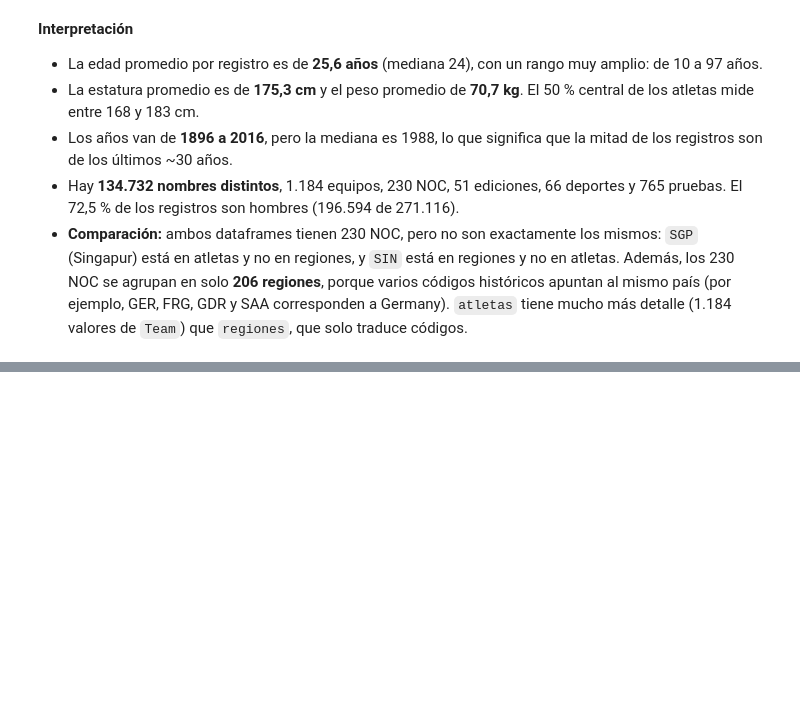
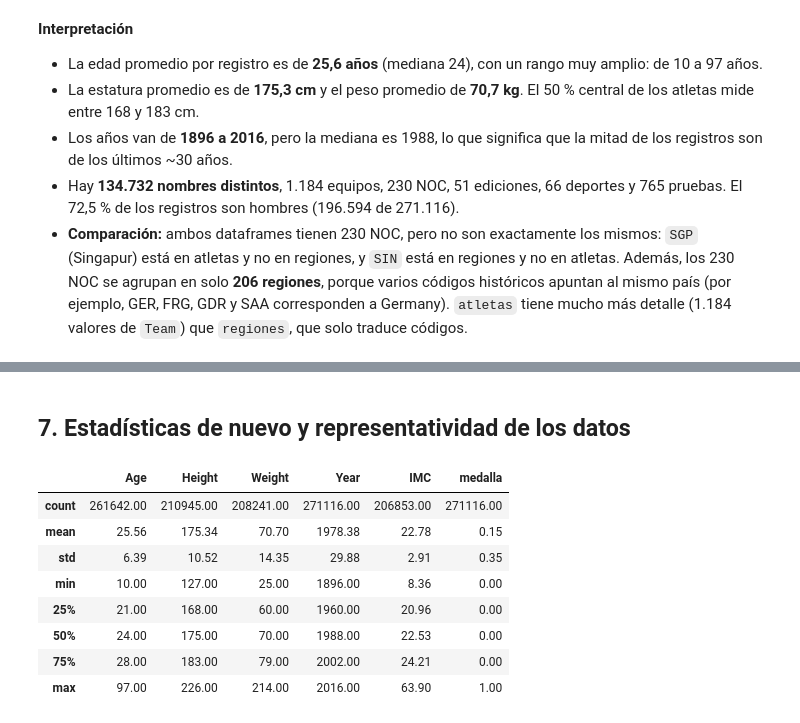
Before and after one commit to jjacxx14/taller-pandas-olimpiadas-grupoJJ, a Jupyter notebook: notebooks/proyecto_olimpiadas.ipynb, the cells around one changed output, grey strips where cells are left out. Saved outputs shown, nothing was run; the diff lists cells and outputs as text; code cells hidden in the pictures; blank space fills up the shorter version.

```diff
--- a/notebooks/proyecto_olimpiadas.ipynb
+++ b/notebooks/proyecto_olimpiadas.ipynb
@@ -174,0 +317,15 @@ Equipos (Team) distintos en atletas: 1184
+# %% [markdown]
+## 7. Estadísticas de nuevo y representatividad de los datos
+# %%
+# Punto 7: estadísticas nuevamente con las variables nuevas
+df[["Age", "Height", "Weight", "Year", "IMC", "medalla"]].describe().round(2)
+# %% [output]
+|  | Age | Height | Weight | Year | IMC | medalla |
+| count | 261642.00 | 210945.00 | 208241.00 | 271116.00 | 206853.00 | 271116.00 |
+| mean | 25.56 | 175.34 | 70.70 | 1978.38 | 22.78 | 0.15 |
+| std | 6.39 | 10.52 | 14.35 | 29.88 | 2.91 | 0.35 |
+| min | 10.00 | 127.00 | 25.00 | 1896.00 | 8.36 | 0.00 |
+| 25% | 21.00 | 168.00 | 60.00 | 1960.00 | 20.96 | 0.00 |
+| 50% | 24.00 | 175.00 | 70.00 | 1988.00 | 22.53 | 0.00 |
+| 75% | 28.00 | 183.00 | 79.00 | 2002.00 | 24.21 | 0.00 |
+| max | 97.00 | 226.00 | 214.00 | 2016.00 | 63.90 | 1.00 |
```
Also changed, not shown: parts of 23 cells of this notebook, 1 other file.
